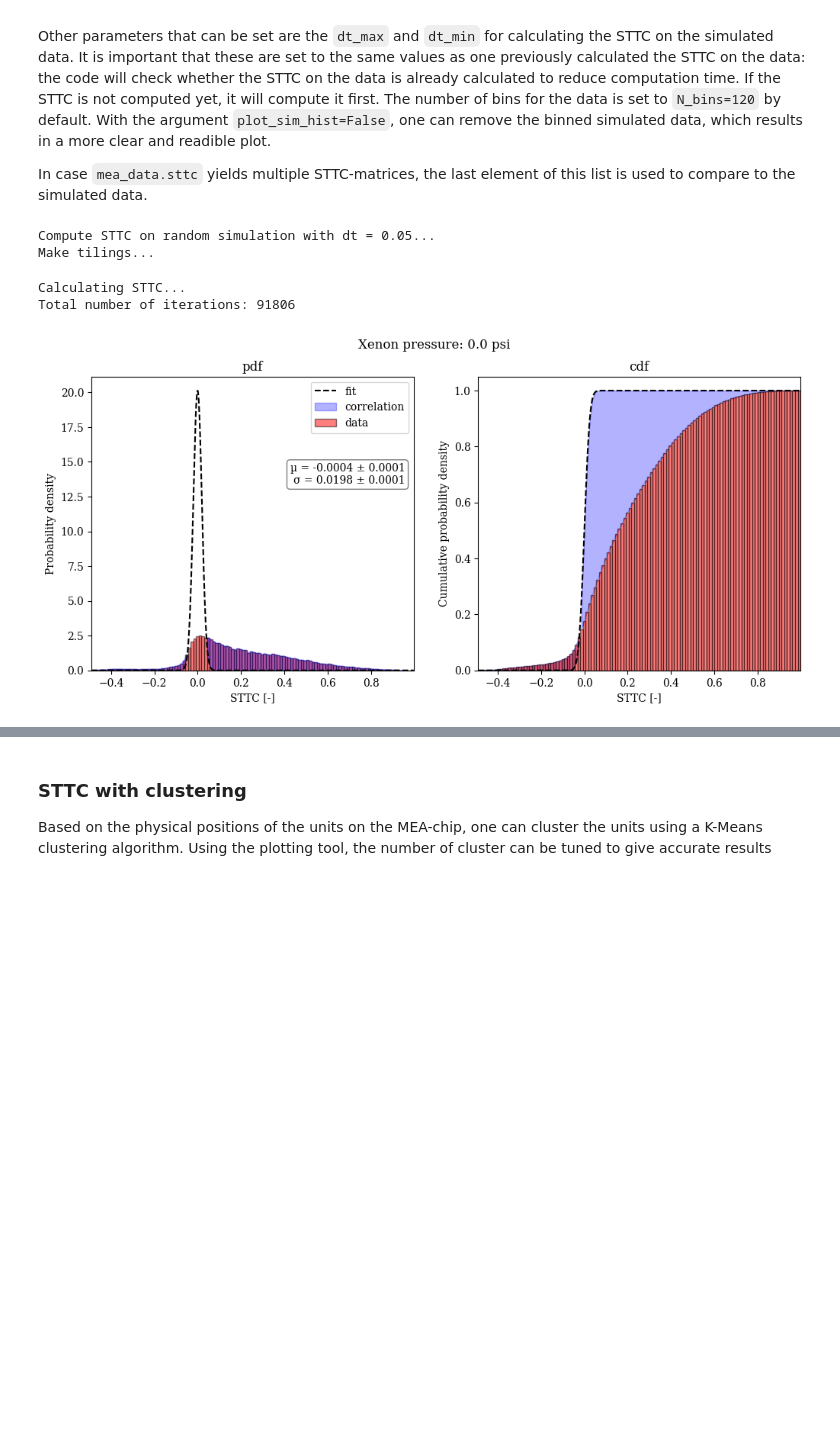
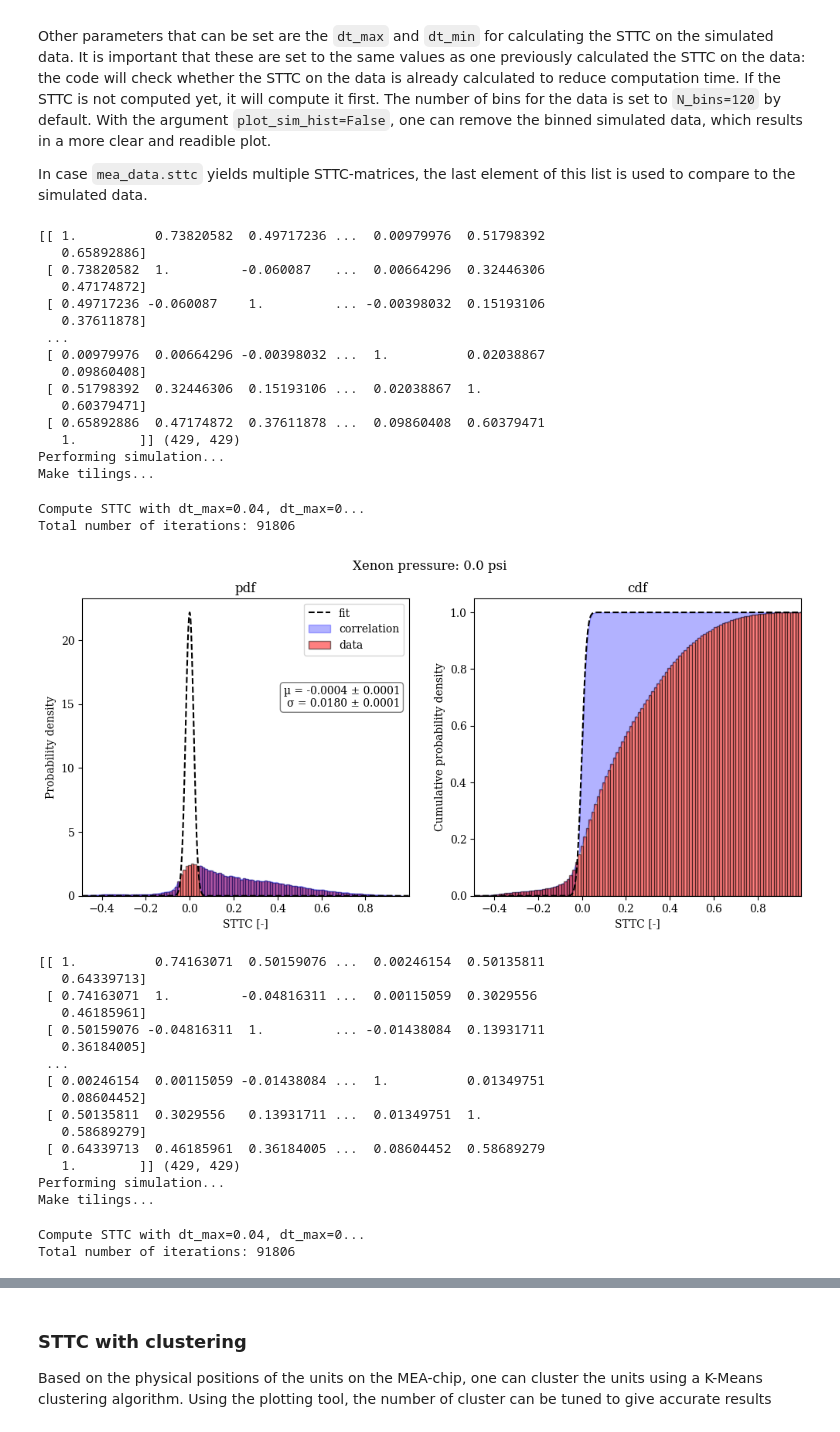
Before and after one commit to Bouwmeester-Lab/spike_train_analysis, a Jupyter notebook: mea_data_tutorial.ipynb, the cells around one changed output, grey strips where cells are left out. Saved outputs shown, nothing was run; the diff lists cells and outputs as text; code cells hidden in the pictures; blank space fills up the shorter version.

Commit message:
finished pipeline and result plotting

```diff
--- a/mea_data_tutorial.ipynb
+++ b/mea_data_tutorial.ipynb
@@ -127,10 +124,40 @@ Other parameters that can be set are the `dt_max` and `dt_min` for calculating t
 
 In case `mea_data.sttc` yields multiple STTC-matrices, the last element of this list is used to compare to the simulated data.
 # %%
-wasserstein_metric = mea_data.compare_STTC_to_random(dt_max=0.05, dt_min=0, method='Wasserstein_fit', plot_sim_hist=False)
+wasserstein_metric = mea_data.compare_STTC_to_random(dt_max=0.04, dt_min=0, method='Wasserstein_fit', plot_sim_hist=False)
 # %% [output]
-Compute STTC on random simulation with dt = 0.05...
+[[ 1.          0.73820582  0.49717236 ...  0.00979976  0.51798392
+   0.65892886]
+ [ 0.73820582  1.         -0.060087   ...  0.00664296  0.32446306
+   0.47174872]
+ [ 0.49717236 -0.060087    1.         ... -0.00398032  0.15193106
+   0.37611878]
+ ...
+ [ 0.00979976  0.00664296 -0.00398032 ...  1.          0.02038867
+   0.09860408]
+ [ 0.51798392  0.32446306  0.15193106 ...  0.02038867  1.
+   0.60379471]
+ [ 0.65892886  0.47174872  0.37611878 ...  0.09860408  0.60379471
+   1.        ]] (429, 429)
+Performing simulation...
 Make tilings...
-Calculating STTC...
+Compute STTC with dt_max=0.04, dt_max=0...
 Total number of iterations: 91806
-[figure, old version]
+[figure, new version]
+[[ 1.          0.74163071  0.50159076 ...  0.00246154  0.50135811
+   0.64339713]
+ [ 0.74163071  1.         -0.04816311 ...  0.00115059  0.3029556
+   0.46185961]
+ [ 0.50159076 -0.04816311  1.         ... -0.01438084  0.13931711
+   0.36184005]
+ ...
+ [ 0.00246154  0.00115059 -0.01438084 ...  1.          0.01349751
+   0.08604452]
+ [ 0.50135811  0.3029556   0.13931711 ...  0.01349751  1.
+   0.58689279]
+ [ 0.64339713  0.46185961  0.36184005 ...  0.08604452  0.58689279
+   1.        ]] (429, 429)
+Performing simulation...
+Make tilings...
+Compute STTC with dt_max=0.04, dt_max=0...
+Total number of iterations: 91806
```
Also changed, not shown: parts of 4 cells of this notebook, 14 other files.
